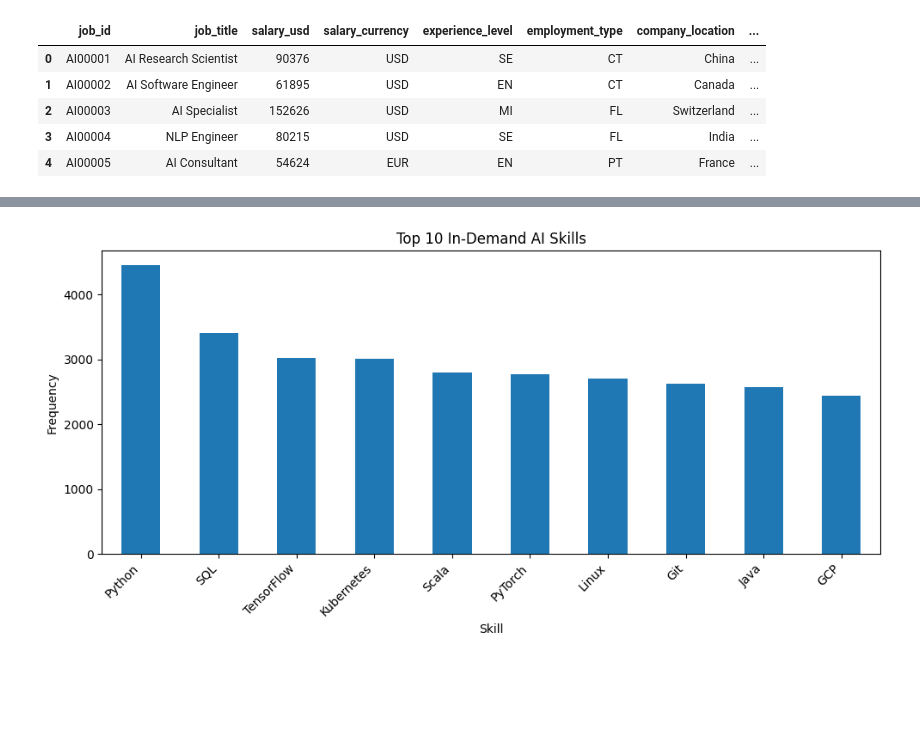
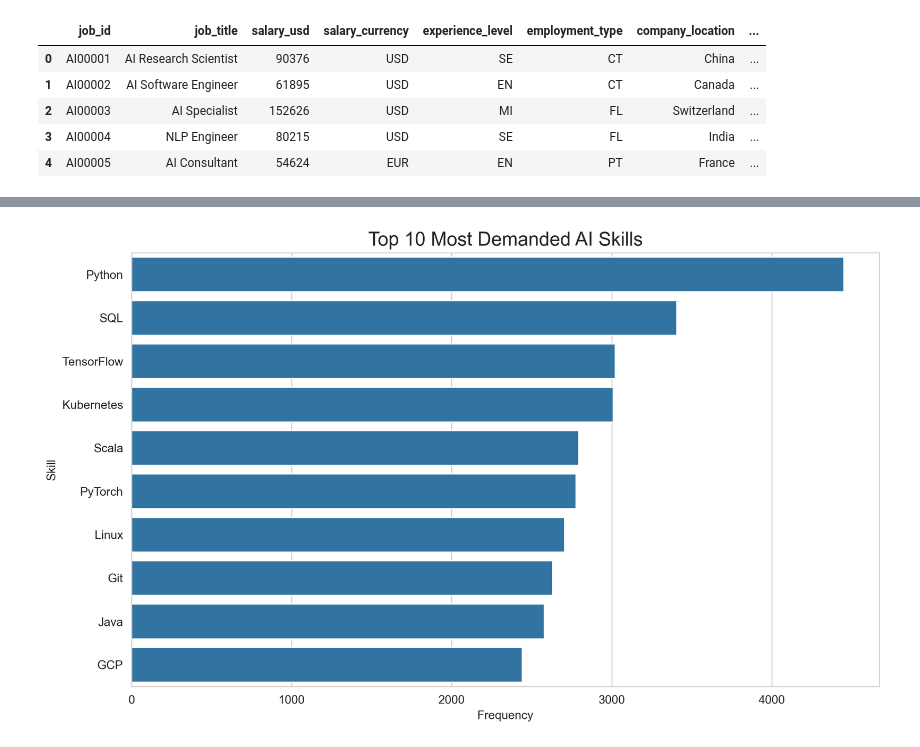
Before and after one commit to milipatel1309/ai-job-market-analysis, a Jupyter notebook: notebooks/02_eda.ipynb, the cells around one changed output, grey strips where cells are left out. Saved outputs shown, nothing was run; the diff lists cells and outputs as text; code cells hidden in the pictures; blank space fills up the shorter version.

```diff
--- a/notebooks/02_eda.ipynb
+++ b/notebooks/02_eda.ipynb
@@ -1,7 +1,14 @@
 # %%
+import os
 import pandas as pd
 import matplotlib.pyplot as plt
 import seaborn as sns
+
+os.makedirs("../outputs/figures", exist_ok=True)
+
+sns.set_style("whitegrid")
+plt.rcParams["figure.figsize"] = (10, 6)
+plt.rcParams["figure.dpi"] = 300
 # %%
 df = pd.read_csv("../data/processed/ai_job_dataset_cleaned.csv")
 df.head()
@@ -40,19 +50,24 @@ plt.show()
 # %%
 skills_df = df.copy()
-skills_df["skills_list"] = skills_df["required_skills"].astype(str).apply(lambda x: [skill.strip() for skill in x.split(",")])
+
+skills_df["skills_list"] = skills_df["required_skills"].astype(str).apply(
+    lambda x: [skill.strip() for skill in x.split(",")]
+)
+
 skills_df = skills_df.explode("skills_list")
 
 top_skills = skills_df["skills_list"].value_counts().head(10)
 
-plt.figure(figsize=(10,5))
-top_skills.plot(kind="bar")
-plt.title("Top 10 In-Demand AI Skills")
-plt.xlabel("Skill")
-plt.ylabel("Frequency")
-plt.xticks(rotation=45, ha="right")
+plt.figure(figsize=(10,6))
+sns.barplot(x=top_skills.values, y=top_skills.index)
+
+plt.title("Top 10 Most Demanded AI Skills", fontsize=16)
+plt.xlabel("Frequency")
+plt.ylabel("Skill")
+
 plt.tight_layout()
-plt.savefig("../outputs/figures/top_skills.png")
+plt.savefig("../outputs/figures/top_skills.png", dpi=300)
 plt.show()
 # %% [output]
-[figure, old version]
+[figure, new version]
 # %%
```
Also changed, not shown: parts of 7 cells of this notebook, 17 other files.
